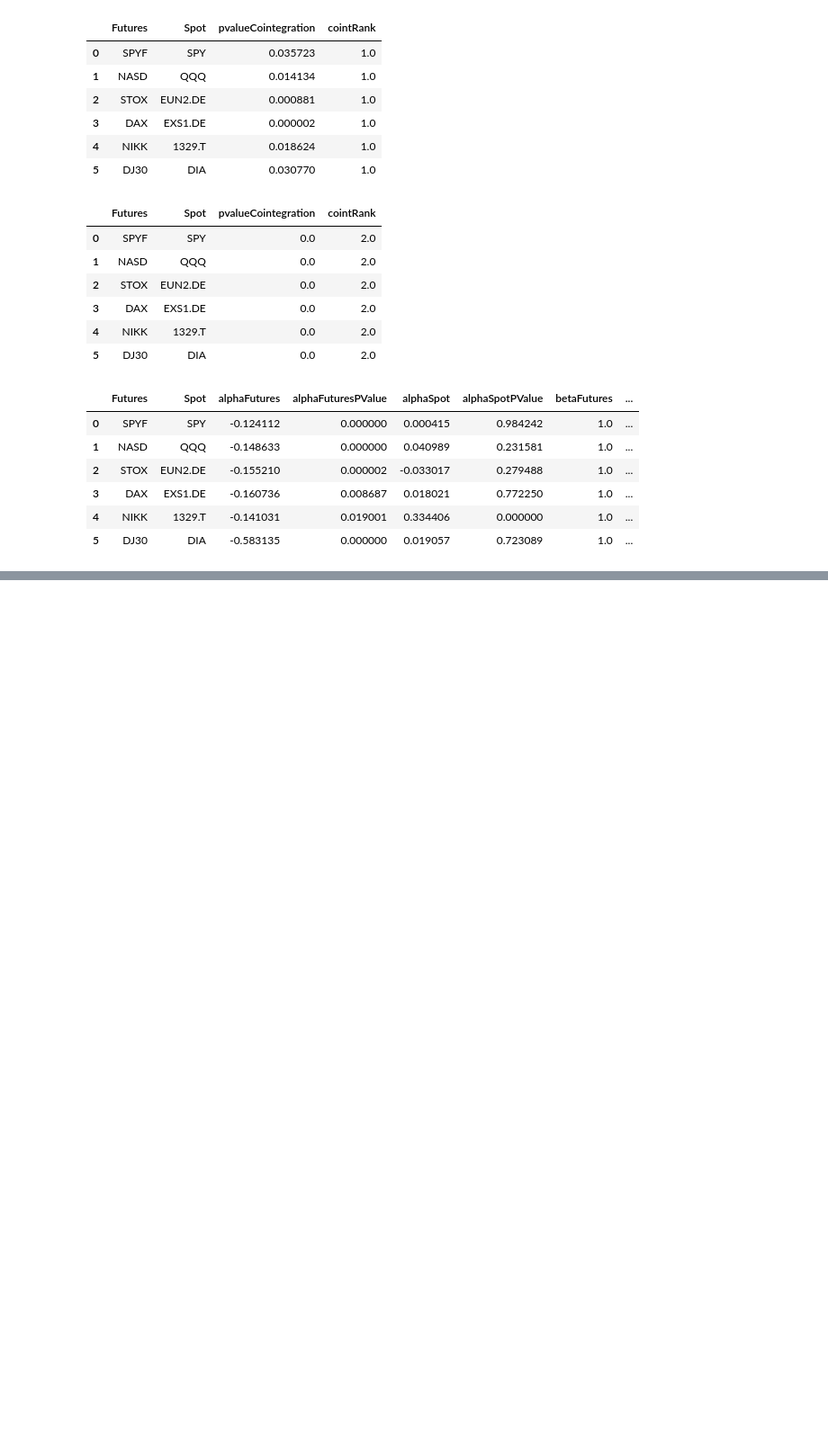
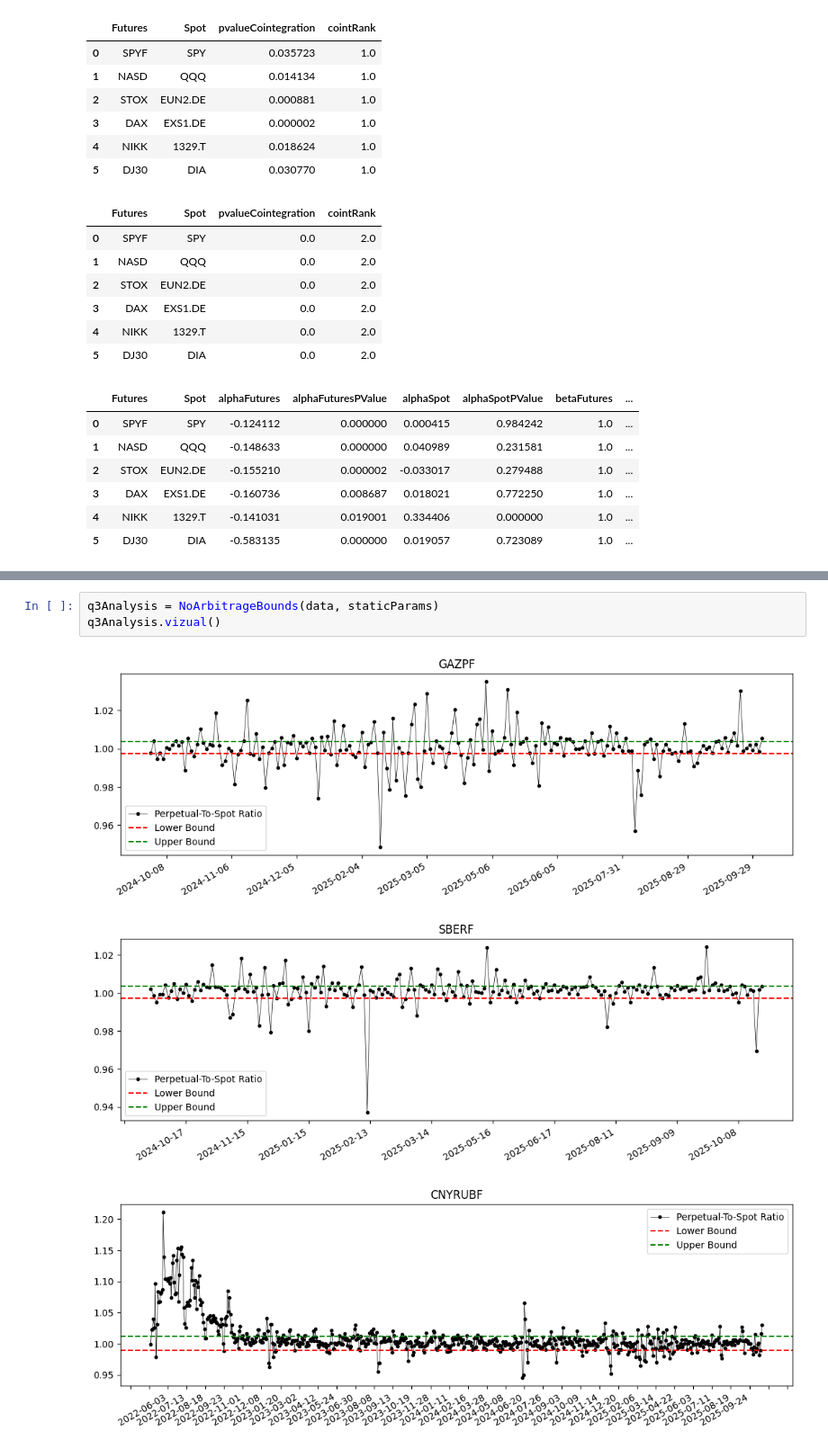
Before and after one commit to valkhodzhaev/RanepaLab, a Jupyter notebook: notebooks/futures.ipynb, the cells around one changed output, grey strips where cells are left out. Shown at 90% size. Saved outputs shown, nothing was run; the diff lists cells and outputs as text; blank space fills up the shorter version.

```diff
--- a/notebooks/futures.ipynb
+++ b/notebooks/futures.ipynb
@@ -839,0 +1070,7 @@ q2Analysis.getStats()
+# %%
+q3Analysis = NoArbitrageBounds(data, staticParams)
+q3Analysis.vizual()
+# %% [output]
+[figure, added]
+[figure, added]
+[figure, added]
```
Also changed, not shown: parts of 7 cells of this notebook, 4 other files.
